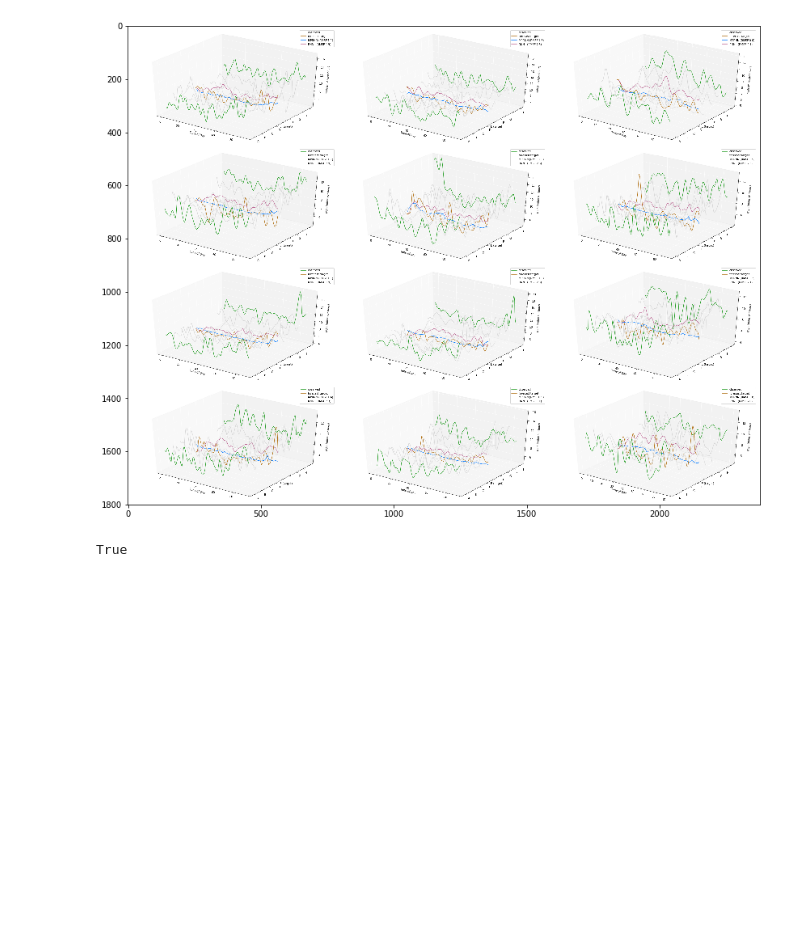
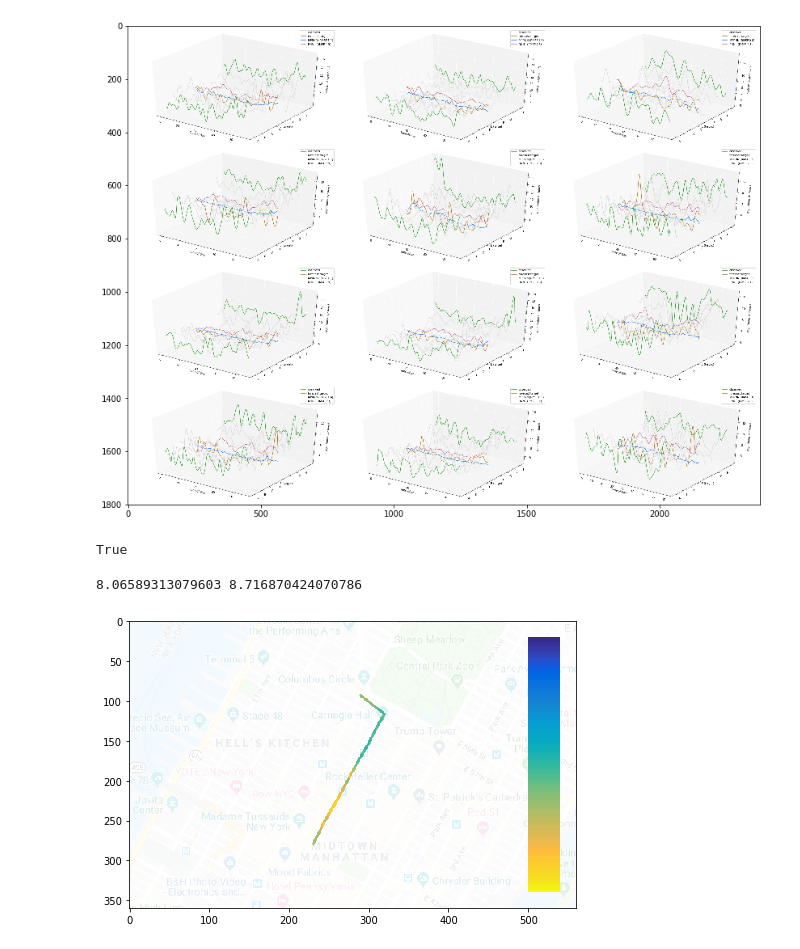
Before and after one commit to ulzee/traffic, a Jupyter notebook: eval/ConditionalForecast.ipynb, the cells around one changed output. Drawn from its saved outputs; the diff is of its cells as text; code cells hidden in the pictures; blank space fills up the shorter version.

```diff
--- a/eval/ConditionalForecast.ipynb
+++ b/eval/ConditionalForecast.ipynb
@@ -113,7 +112,9 @@ def flat_mean(ls, level=3):
 #     return np.mean([ent for location in ls for seg in location for ent in seg])
 # %%
 TEST_HIST = 2 # Ideally full 18 days
-TEST_HOPS = min(5, len(hopmap))
+# TEST_HIST = 18
+HOP_MAX=5
+TEST_HOPS = min(HOP_MAX, len(hopmap))
 print('Testing for hops:', TEST_HOPS)
 # %% [output]
 Testing for hops: 5
@@ -278,8 +281,8 @@ NameError: name 'errs_byhop' is not defined
 ### Spatial-Temporal Time Series
 # %%
 
-# graph_file = '../data/graphs_random/400950-400951_n1.json'
-graph_file = '../data/graphs/402528-404853_n4.json'
+graph_file = '../data/graphs_random/400950-400951_n3.json'
+# graph_file = '../data/graphs/402528-404853_n3.json'
 segname = graph_file.split('/')[-1].split('_')[0]
 print(segname)
 
@@ -390,3 +393,17 @@ cv2.imwrite('st_gallery.png', cv2.cvtColor(stacked, cv2.COLOR_BGR2RGB))
 # %% [output]
 [figure]
 True
+# %%
+# for si, series in enumerate(testset[col*4:(col+1) * 4]):
+series = testset[5]
+
+mprnn_sqerr, predicted = forecast_mprnn(
+    series, mprnn, graph_file,
+    twoway=True,
+    verbose=False, plot=False)
+rnn_sqerr, rnn_predicted = forecast_rnn(
+    series, rnn, graph_file,
+    verbose=False, plot=False)
+print(flat_mean(mprnn_sqerr, level=1), flat_mean(rnn_sqerr, level=1))
+# %% [output]
+8.06589313079603 8.716870424070786
@@ -392,0 +413,26 @@ True
+# %%
+cmap = {}
+cmax = 20
+mprnn_ints = {}
+true_ints = {}
+rnn_ints = {}
+tstep = 40
+ratio = lambda rawval: 1- min(1, rawval / cmax)
+unnorm = lambda ls: ls * 10 + 12
+for vind, vert in enumerate(vs):
+    if vert not in predicted: print('Missing', vert)
+    mprnn_ints[vert] = ratio(predicted[vert][tstep])
+    rnn_ints[vert] = ratio(rnn_predicted[vert][tstep])
+    true_ints[vert] = ratio(unnorm(series[tstep+1, vind]))
+# plt.figure(figsize=(14, 3))
+# plt.plot(predicted[vs[0]])
+# plt.plot(series[:, 0] * 10 + 12)
+# plt.show(); plt.close()
+try:
+    map_graph('demo', vs, adj, rnn_ints, zoom=14, wait=3, opacity=0.85, crop=120, show=True)
+#     map_graph('demo', vs, adj, mprnn_ints, zoom=14, wait=3, opacity=0.85, crop=120, show=True)
+#     map_graph('demo', vs, adj, true_ints, zoom=14, wait=3, opacity=0.85, crop=120, show=True)
+except MaxRetryError:
+    print('RetryError:', fname)
+# %% [output]
+[figure, added]
```
Also changed, not shown: parts of 8 cells of this notebook, 8 other files.
